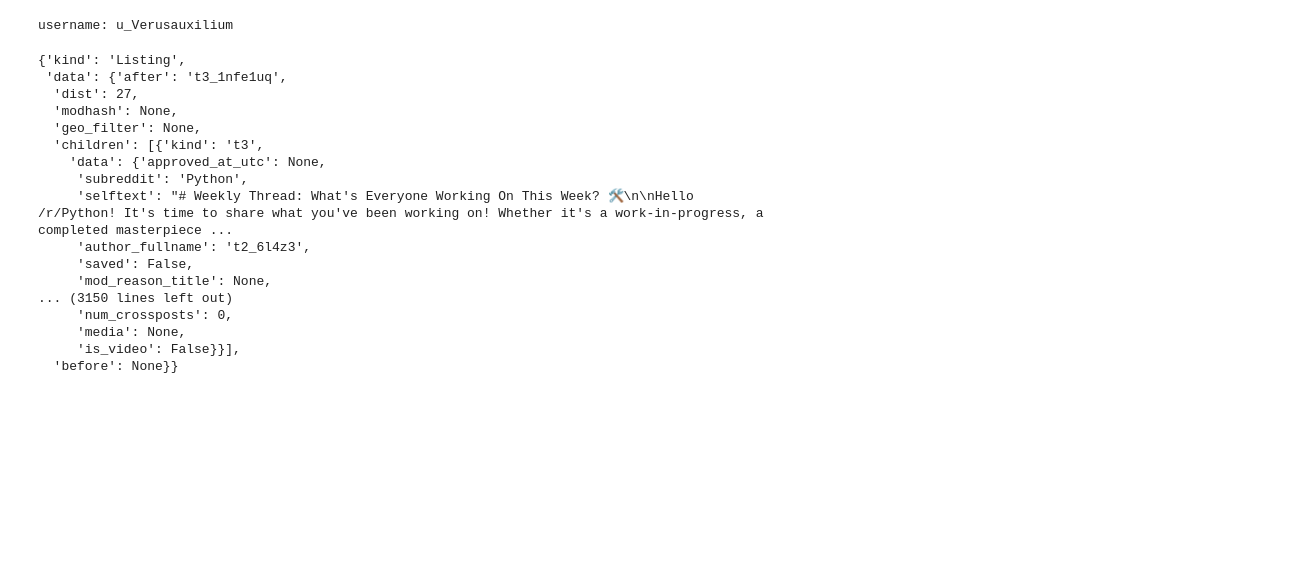
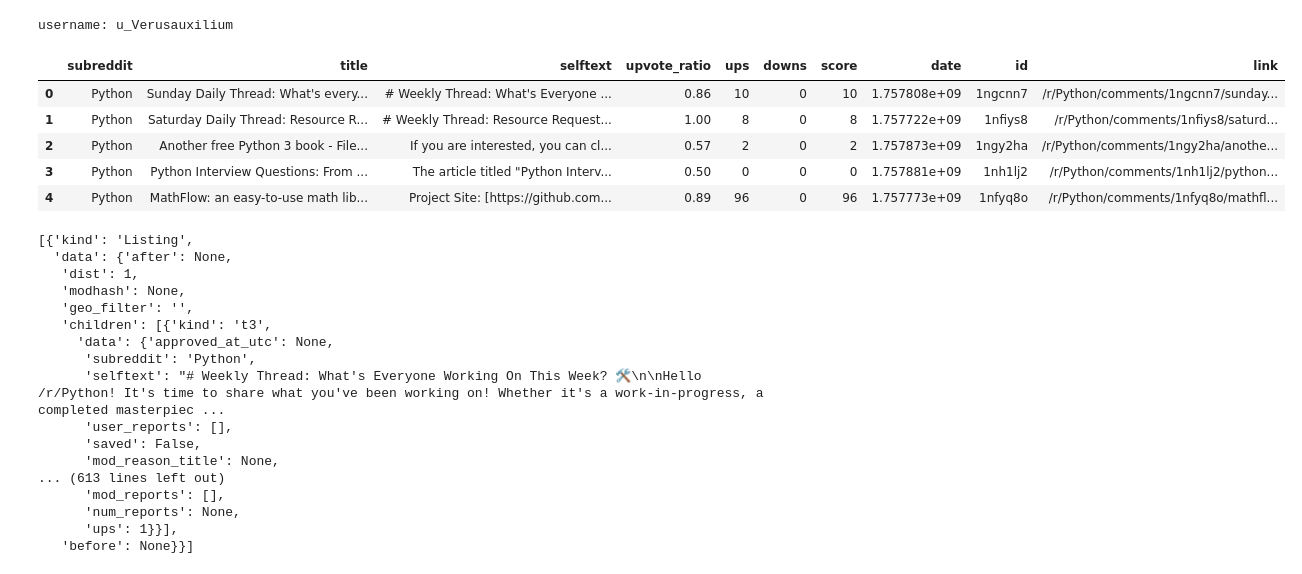
Before and after one commit to GarrettGruss/cse7319-term-project, a Jupyter notebook: project_demo.ipynb, the cells around one changed output. Drawn from its saved outputs; the diff is of its cells as text; code cells hidden in the pictures; blank space fills up the shorter version.

```diff
--- a/project_demo.ipynb
+++ b/project_demo.ipynb
@@ -39,27 +102,57 @@ print(f'username: {res.json()['subreddit']['display_name']}')
 # %% [output]
 username: u_Verusauxilium
 # %%
-# Access hot posts
+# Get hot posts
 subreddit = 'python'
 res = requests.get(f'https://oauth.reddit.com/r/{subreddit}/hot', headers=headers)
 
+posts_data = []
 for post in res.json()['data']['children']:
-    print(post)
+    posts_data.append({
+        'subreddit': post['data']['subreddit'],
+        'title': post['data']['title'],
+        'selftext': post['data']['selftext'],
+        'upvote_ratio': post['data']['upvote_ratio'],
+        'ups': post['data']['ups'],
+        'downs': post['data']['downs'],
+        'score': post['data']['score'],
+        'date': post['data']['created'],
+        'id': post['data']['id'],
+        'link': post['data']['permalink']
+
+    })
+
+df = pd.DataFrame(posts_data)
+df.head()
 # %% [output]
-{'kind': 'Listing',
- 'data': {'after': 't3_1nfe1uq',
-  'dist': 27,
-  'modhash': None,
-  'geo_filter': None,
-  'children': [{'kind': 't3',
-    'data': {'approved_at_utc': None,
-     'subreddit': 'Python',
-     'selftext': "# Weekly Thread: What's Everyone Working On This Week? 🛠️\n\nHello /r/Python! It's time to share what you've been working on! Whether it's a work-in-progress, a completed masterpiece ...
-     'author_fullname': 't2_6l4z3',
-     'saved': False,
-     'mod_reason_title': None,
-... (3150 lines left out)
-     'num_crossposts': 0,
-     'media': None,
-     'is_video': False}}],
-  'before': None}}
+|  | subreddit | title | selftext | upvote_ratio | ups | downs | score | date | id | link |
+| 0 | Python | Sunday Daily Thread: What's every... | # Weekly Thread: What's Everyone ... | 0.86 | 10 | 0 | 10 | 1.757808e+09 | 1ngcnn7 | /r/Python/comments/1ngcnn7/sunday... |
+| 1 | Python | Saturday Daily Thread: Resource R... | # Weekly Thread: Resource Request... | 1.00 | 8 | 0 | 8 | 1.757722e+09 | 1nfiys8 | /r/Python/comments/1nfiys8/saturd... |
+| 2 | Python | Another free Python 3 book - File... | If you are interested, you can cl... | 0.57 | 2 | 0 | 2 | 1.757873e+09 | 1ngy2ha | /r/Python/comments/1ngy2ha/anothe... |
+| 3 | Python | Python Interview Questions: From ... | The article titled "Python Interv... | 0.50 | 0 | 0 | 0 | 1.757881e+09 | 1nh1lj2 | /r/Python/comments/1nh1lj2/python... |
+| 4 | Python | MathFlow: an easy-to-use math lib... | Project Site: [https://github.com... | 0.89 | 96 | 0 | 96 | 1.757773e+09 | 1nfyq8o | /r/Python/comments/1nfyq8o/mathfl... |
+# %%
+# Retrieve the comments of the first article
+# The article is a tree structure with each comment having a children list.
+
+first_article_comments = posts_data[0]['link']
+res = requests.get(f'https://oauth.reddit.com/{first_article_comments}', headers=headers)
+res.json()
+# %% [output]
+[{'kind': 'Listing',
+  'data': {'after': None,
+   'dist': 1,
+   'modhash': None,
+   'geo_filter': '',
+   'children': [{'kind': 't3',
+     'data': {'approved_at_utc': None,
+      'subreddit': 'Python',
+      'selftext': "# Weekly Thread: What's Everyone Working On This Week? 🛠️\n\nHello /r/Python! It's time to share what you've been working on! Whether it's a work-in-progress, a completed masterpiec ...
+      'user_reports': [],
+      'saved': False,
+      'mod_reason_title': None,
+... (613 lines left out)
+      'mod_reports': [],
+      'num_reports': None,
+      'ups': 1}}],
+   'before': None}}]
```
Also changed, not shown: parts of 2 cells of this notebook, 2 other files.
